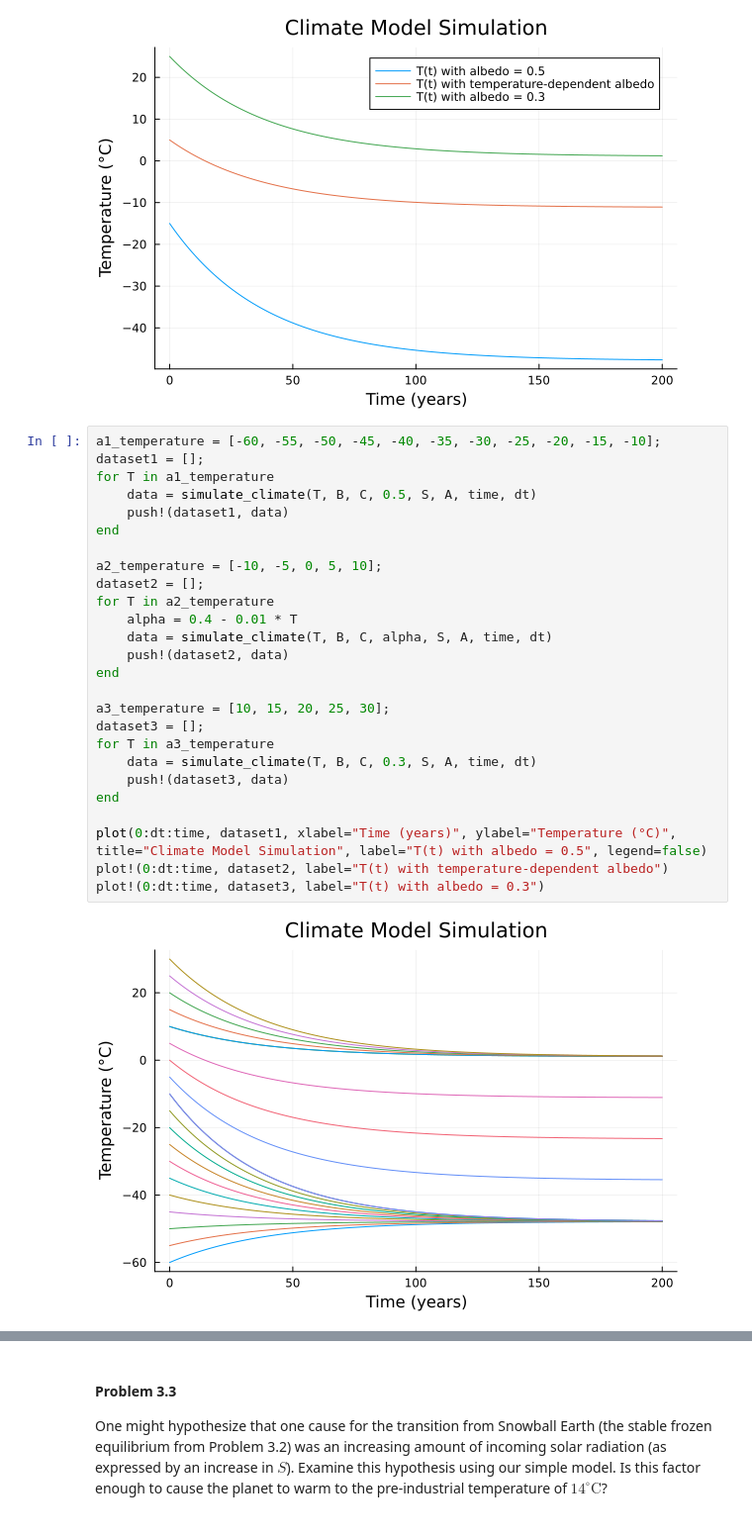
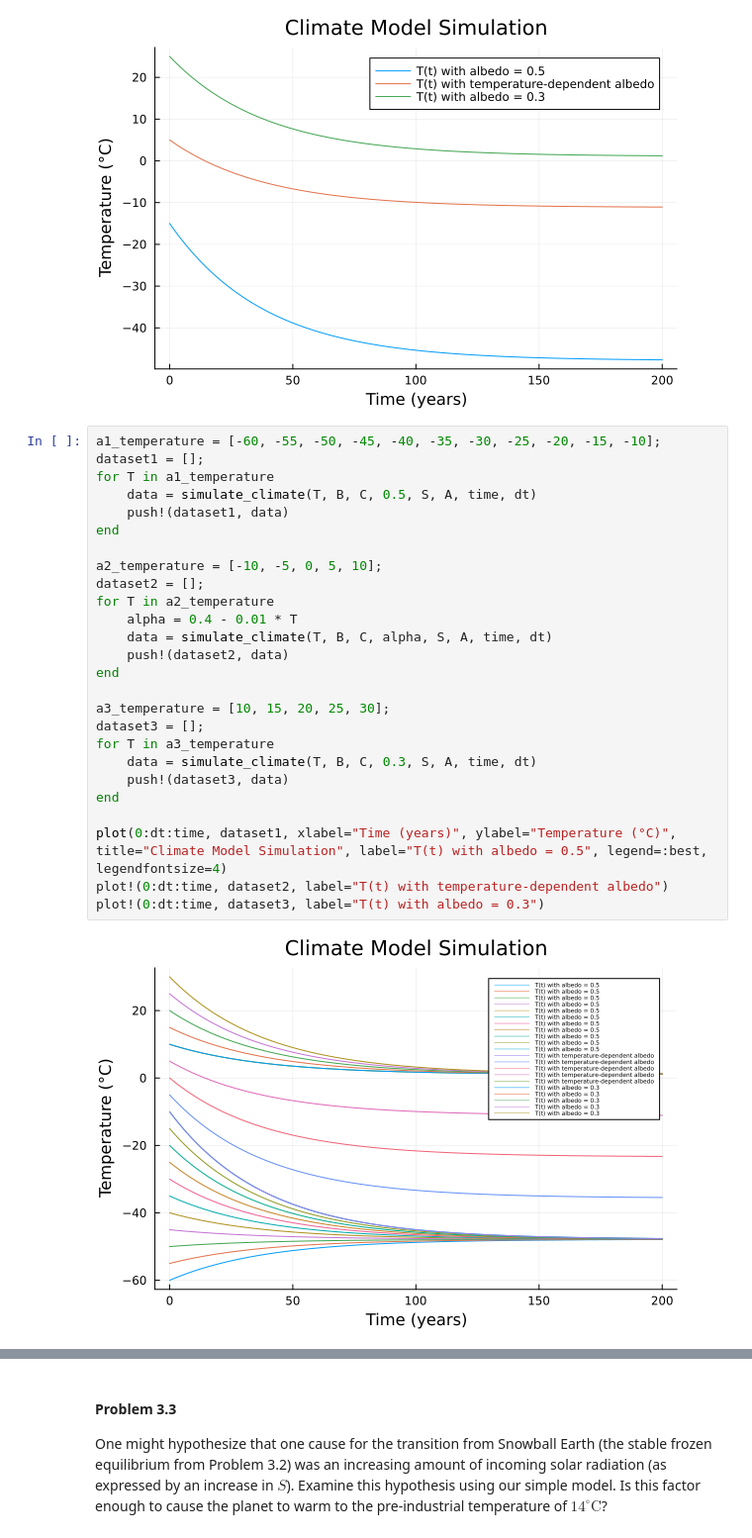
Before and after one commit to BEE4750-FA25/hw2-etw, a Jupyter notebook: hw02.ipynb, the cells around one changed output, grey strips where cells are left out. Shown at 99% size. Cells and saved outputs as stored; diff of their text form.

```diff
--- a/hw02.ipynb
+++ b/hw02.ipynb
@@ -269,28 +275,28 @@ plot!(0:dt:time, data3, label="T(t) with albedo = 0.3")
 # %%
 a1_temperature = [-60, -55, -50, -45, -40, -35, -30, -25, -20, -15, -10];
 dataset1 = [];
 for T in a1_temperature
     data = simulate_climate(T, B, C, 0.5, S, A, time, dt)
     push!(dataset1, data)
 end
 
 a2_temperature = [-10, -5, 0, 5, 10];
 dataset2 = [];
 for T in a2_temperature
     alpha = 0.4 - 0.01 * T
     data = simulate_climate(T, B, C, alpha, S, A, time, dt)
     push!(dataset2, data)
 end
 
 a3_temperature = [10, 15, 20, 25, 30];
 dataset3 = [];
 for T in a3_temperature
     data = simulate_climate(T, B, C, 0.3, S, A, time, dt)
     push!(dataset3, data)
 end
 
-plot(0:dt:time, dataset1, xlabel="Time (years)", ylabel="Temperature (°C)", title="Climate Model Simulation", label="T(t) with albedo = 0.5", legend=false)
+plot(0:dt:time, dataset1, xlabel="Time (years)", ylabel="Temperature (°C)", title="Climate Model Simulation", label="T(t) with albedo = 0.5", legend=:best, legendfontsize=4)
 plot!(0:dt:time, dataset2, label="T(t) with temperature-dependent albedo")
 plot!(0:dt:time, dataset3, label="T(t) with albedo = 0.3")
 # %% [output]
-[figure, old version]
+[figure, new version]
```
Also changed, not shown: parts of 4 cells of this notebook.
